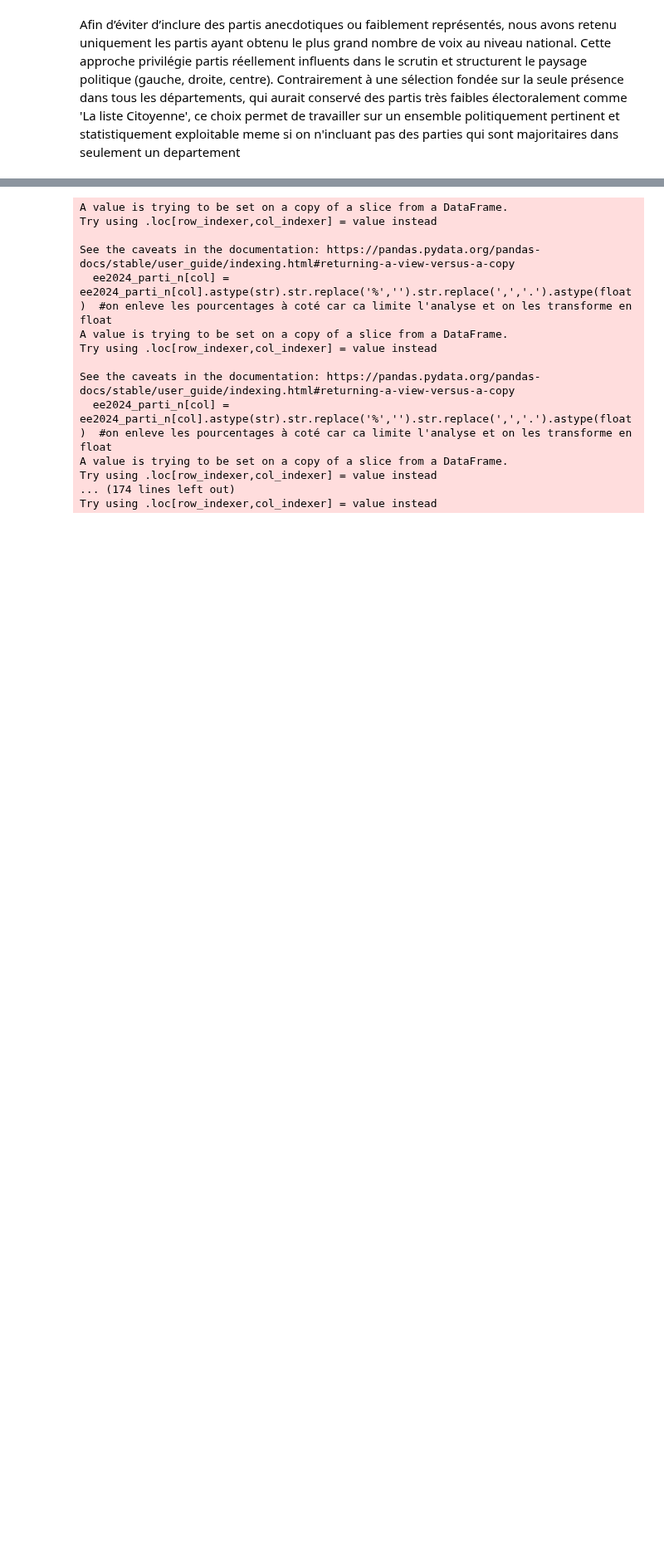
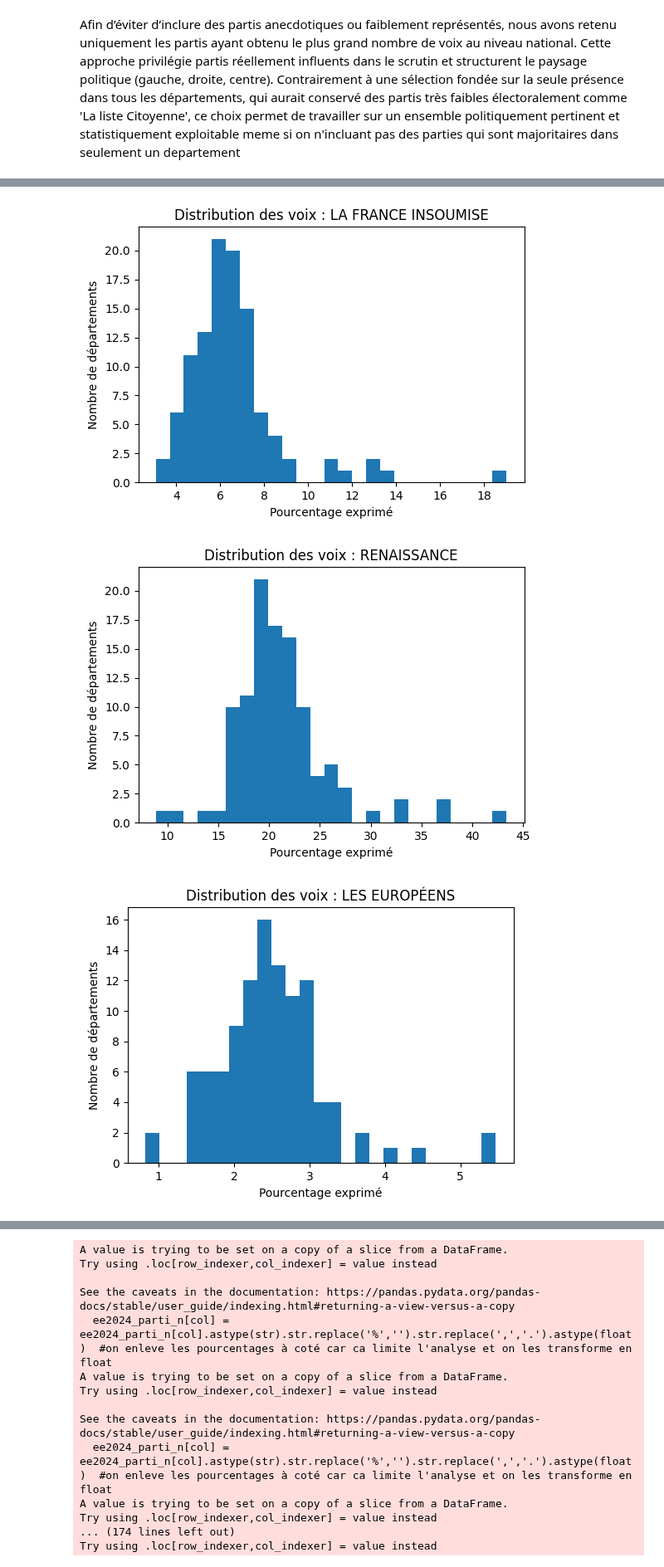
Before and after one commit to zuulaika/Projet-python, a Jupyter notebook: code_principal_z.ipynb, the cells around one changed output, grey strips where cells are left out. Shown at 83% size. Drawn from its saved outputs; the diff is of its cells as text; code cells hidden in the pictures; blank space fills up the shorter version.

```diff
--- a/code_principal_z.ipynb
+++ b/code_principal_z.ipynb
@@ -259,0 +293,14 @@ ee19=pd.concat ([ ee2019_info ,ee2019_p_d], axis=1)
+# %%
+import matplotlib.pyplot as plt
+
+for col in ee2019_p_d.columns:
+    plt.figure(figsize=(6,4))
+    plt.hist(ee2019_p_d[col], bins=25)
+    plt.title(f"Distribution des voix : {col}")
+    plt.xlabel("Pourcentage exprimé")
+    plt.ylabel("Nombre de départements")
+    plt.show()
+# %% [output]
+[figure, added]
+[figure, added]
+[figure, added]
```
Also changed, not shown: parts of 15 cells of this notebook.
